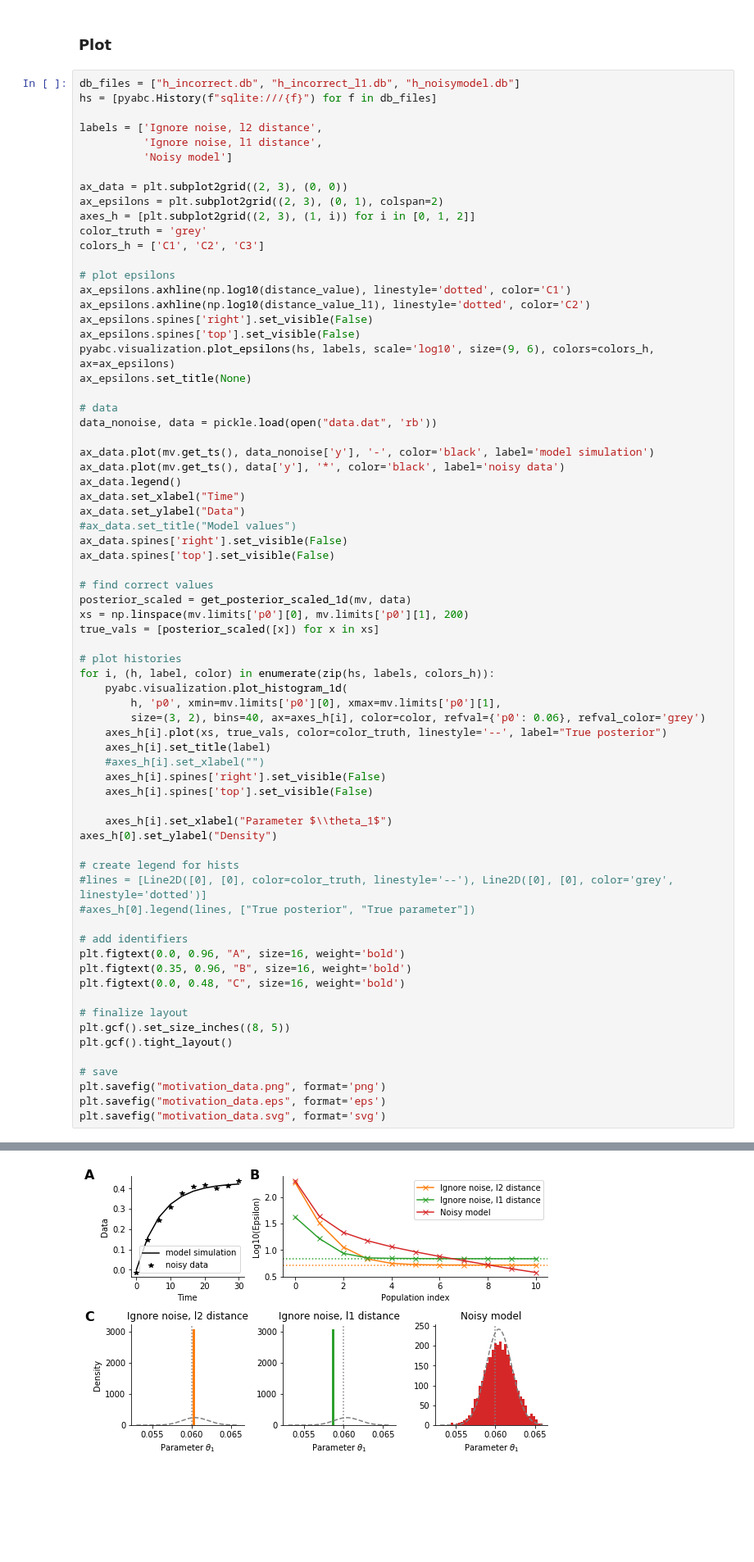
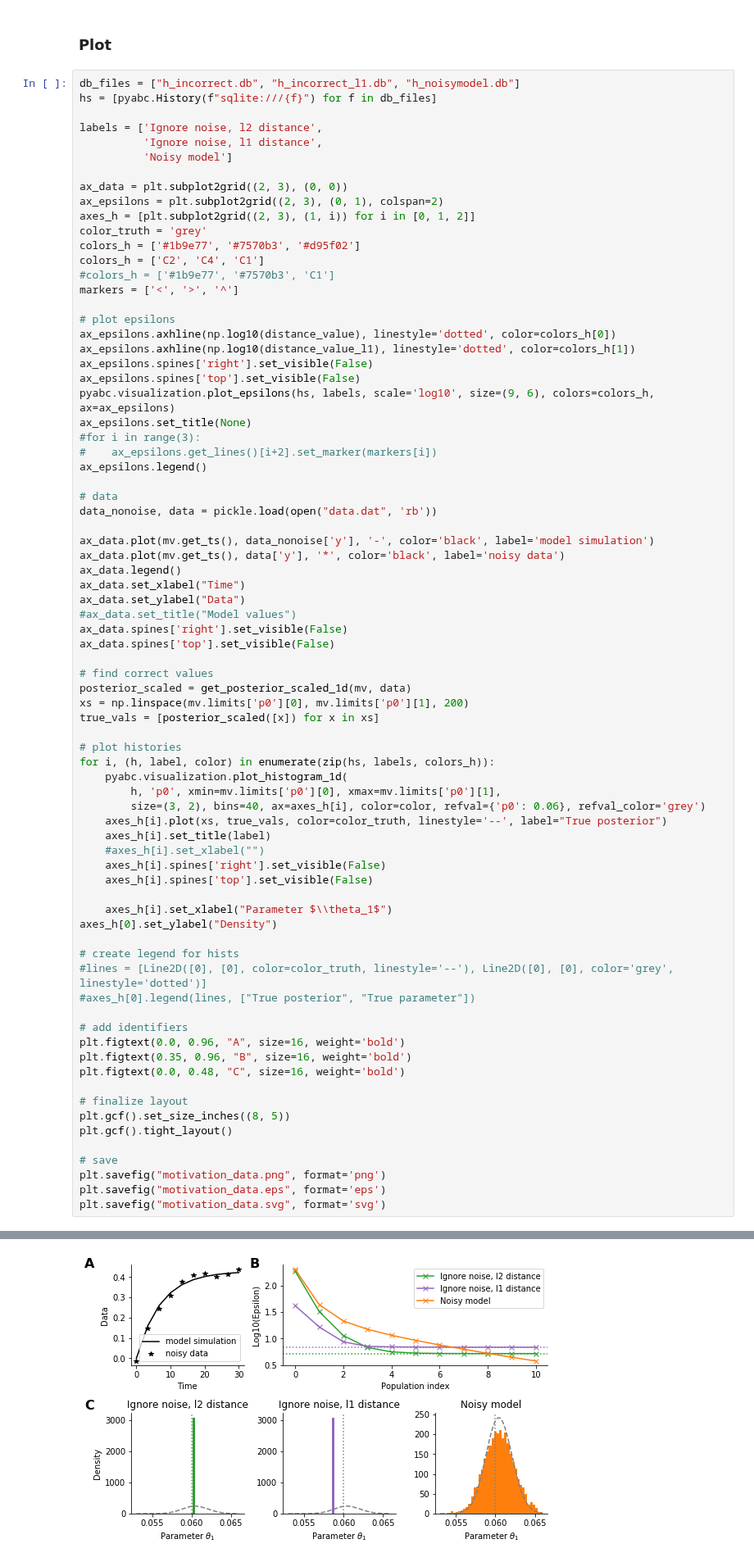
Before and after one commit to yannikschaelte/Study-ABC-Noise, a Jupyter notebook: study_abc_noise/motivation_cr/visualize.ipynb, the cells around one changed output, grey strips where cells are left out. Shown at 82% size. Drawn from its saved outputs; the diff is of its cells as text; blank space fills up the shorter version.

Commit message:
make motivation plot colorblind safe

```diff
--- a/study_abc_noise/motivation_cr/visualize.ipynb
+++ b/study_abc_noise/motivation_cr/visualize.ipynb
@@ -114,15 +124,21 @@ ax_data = plt.subplot2grid((2, 3), (0, 0))
 ax_epsilons = plt.subplot2grid((2, 3), (0, 1), colspan=2)
 axes_h = [plt.subplot2grid((2, 3), (1, i)) for i in [0, 1, 2]]
 color_truth = 'grey'
-colors_h = ['C1', 'C2', 'C3']
+colors_h = ['#1b9e77', '#7570b3', '#d95f02']
+colors_h = ['C2', 'C4', 'C1']
+#colors_h = ['#1b9e77', '#7570b3', 'C1']
+markers = ['<', '>', '^']
 
 # plot epsilons
-ax_epsilons.axhline(np.log10(distance_value), linestyle='dotted', color='C1')
-ax_epsilons.axhline(np.log10(distance_value_l1), linestyle='dotted', color='C2')
+ax_epsilons.axhline(np.log10(distance_value), linestyle='dotted', color=colors_h[0])
+ax_epsilons.axhline(np.log10(distance_value_l1), linestyle='dotted', color=colors_h[1])
 ax_epsilons.spines['right'].set_visible(False)
 ax_epsilons.spines['top'].set_visible(False)
 pyabc.visualization.plot_epsilons(hs, labels, scale='log10', size=(9, 6), colors=colors_h, ax=ax_epsilons)
 ax_epsilons.set_title(None)
+#for i in range(3):
+#    ax_epsilons.get_lines()[i+2].set_marker(markers[i])
+ax_epsilons.legend()
 
 # data
 data_nonoise, data = pickle.load(open("data.dat", 'rb'))
@@ -151,34 +167,34 @@ for i, (h, label, color) in enumerate(zip(hs, labels, colors_h)):
     #axes_h[i].set_xlabel("")
     axes_h[i].spines['right'].set_visible(False)
     axes_h[i].spines['top'].set_visible(False)
 
     axes_h[i].set_xlabel("Parameter $\\theta_1$")
 axes_h[0].set_ylabel("Density")
 
 # create legend for hists
 #lines = [Line2D([0], [0], color=color_truth, linestyle='--'), Line2D([0], [0], color='grey', linestyle='dotted')]
 #axes_h[0].legend(lines, ["True posterior", "True parameter"])
 
 # add identifiers
 plt.figtext(0.0, 0.96, "A", size=16, weight='bold')
 plt.figtext(0.35, 0.96, "B", size=16, weight='bold')
 plt.figtext(0.0, 0.48, "C", size=16, weight='bold')
 
 # finalize layout
 plt.gcf().set_size_inches((8, 5))
 plt.gcf().tight_layout()
 
 # save
 plt.savefig("motivation_data.png", format='png')
 plt.savefig("motivation_data.eps", format='eps')
 plt.savefig("motivation_data.svg", format='svg')
 # %% [output]
 Normalization: 45879586984.61828
 WARNING:matplotlib.backends.backend_ps:The PostScript backend does not support transparency; partially transparent artists will be rendered opaque.
 WARNING:matplotlib.backends.backend_ps:The PostScript backend does not support transparency; partially transparent artists will be rendered opaque.
 WARNING:matplotlib.backends.backend_ps:The PostScript backend does not support transparency; partially transparent artists will be rendered opaque.
 WARNING:matplotlib.backends.backend_ps:The PostScript backend does not support transparency; partially transparent artists will be rendered opaque.
-[figure, old version]
+[figure, new version]
 # %%
 h = pyabc.History("sqlite:///h_stochasticacceptor.db")
 _, ax = plt.subplots()
```
Also changed, not shown: parts of 2 cells of this notebook, 15 other files.
